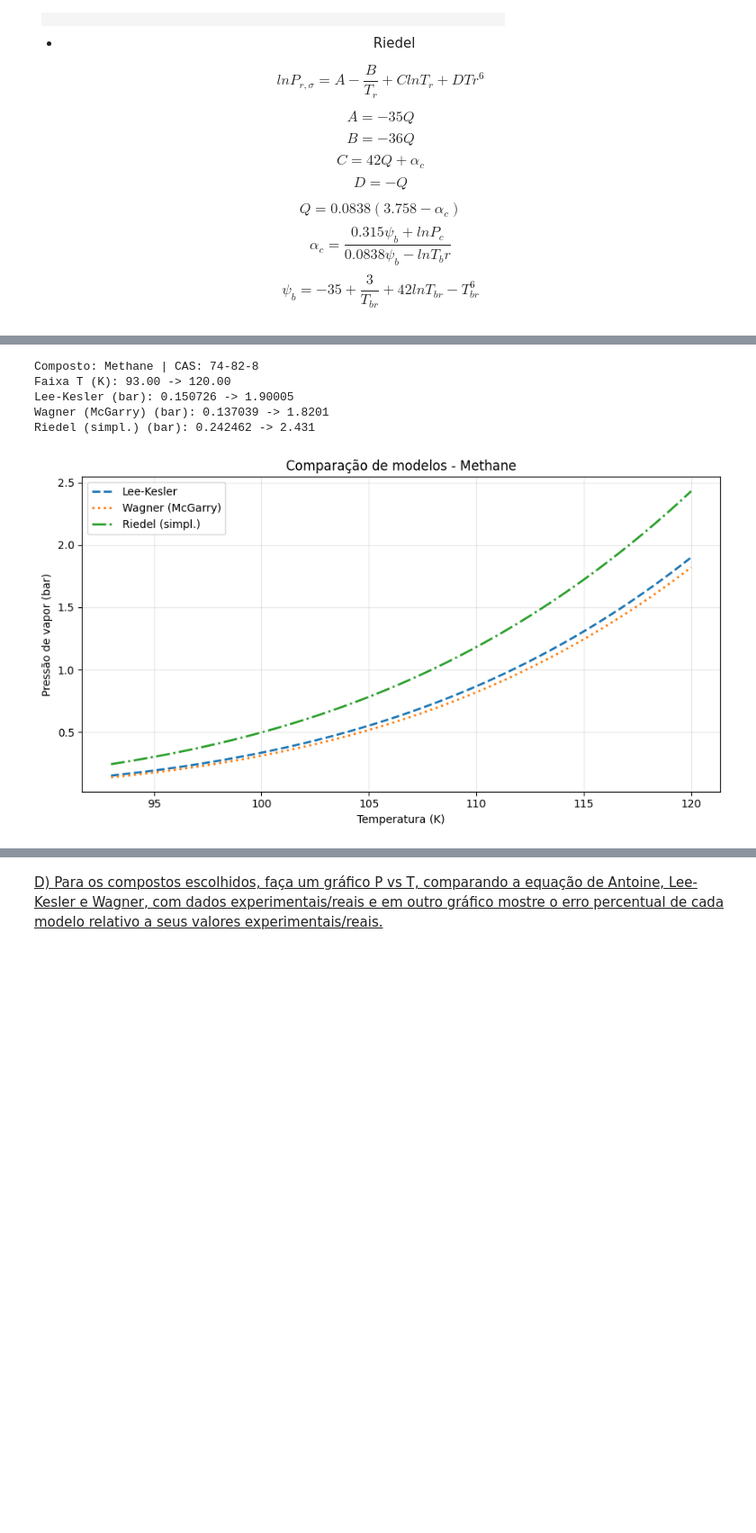
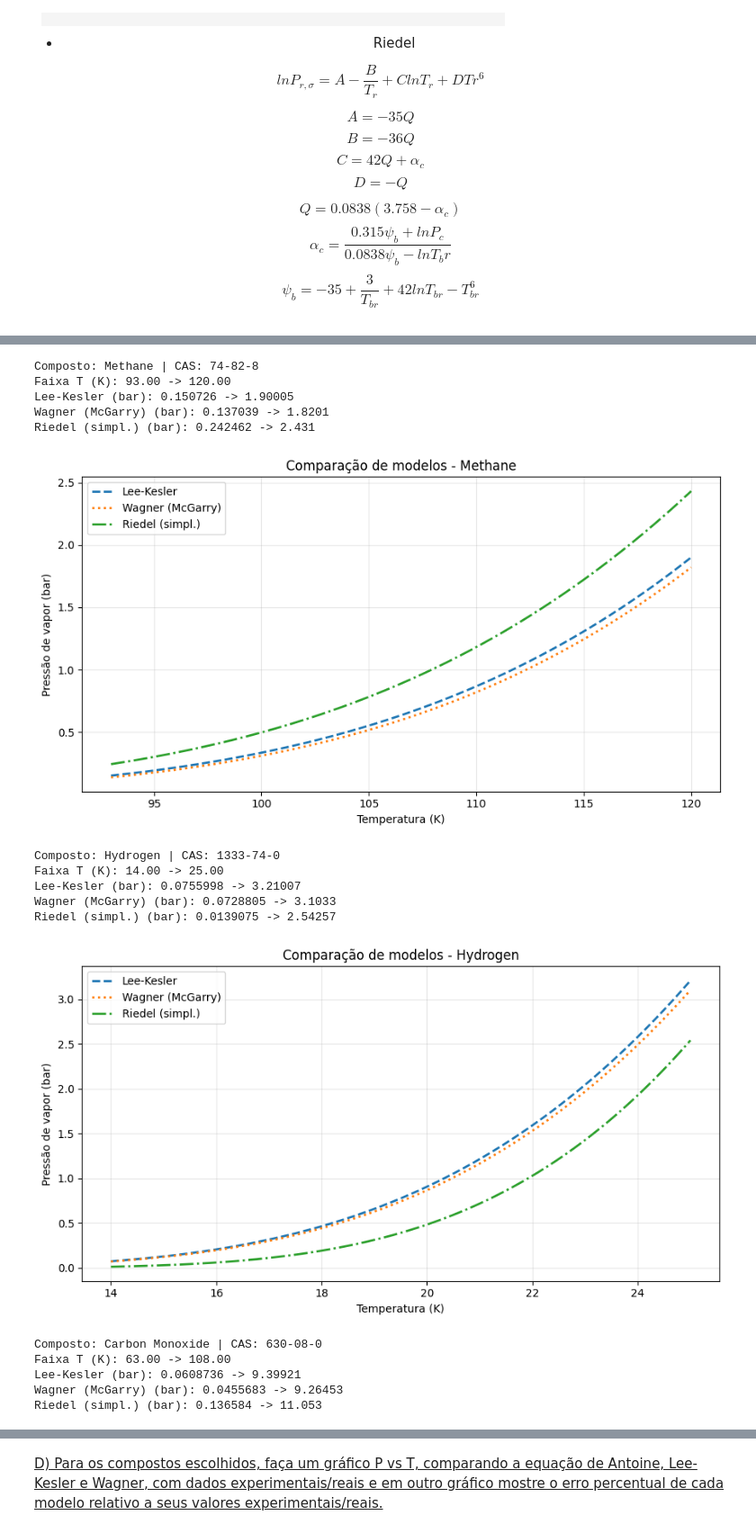
Before and after one commit to Thalles-hssa/Termo-II_teste1, a Jupyter notebook: Teste1/dados/constantes.ipynb, the cells around one changed output, grey strips where cells are left out. Shown at 90% size. Cells and saved outputs as stored; diff of their text form; code cells hidden in the pictures; blank space fills up the shorter version.

```diff
--- a/Teste1/dados/constantes.ipynb
+++ b/Teste1/dados/constantes.ipynb
@@ -318,7 +318,7 @@ $$ lnP_{r,\sigma} = A-\frac {B}{T_r}+ClnT_r+DTr^6 $$
 
  </center>
 # %%
-from chemicals.identifiers import CAS_from_any
+from chemicals.identifiers import CAS_from_any # CAS É O CPF DA MOLÉCULA
 from chemicals.critical import Tc, Pc
 from chemicals.acentric import omega
 from chemicals.vapor_pressure import (
@@ -368,8 +368,9 @@ def comparar_modelos(composto, biblioteca, n_pontos=200, incluir_riedel=True):
     if any(v is None for v in [tc, pc, w]):
         raise ValueError(f"Falha ao obter propriedades para '{composto}' (CAS {cas}).")
 
+    # GARANTE QUE A FAIXA DE TEMPERATURA ESTÁ DENTRO DOS LIMITES VÁLIDOS PARA OS MODELOS
     if Tmax >= tc:
-        Tmax = tc - 1e-6  # domínio subcrítico
+        Tmax = tc - 1e-6
     if Tmin <= 0 or Tmin >= Tmax:
         raise ValueError(f"Faixa de T inválida: Tmin={Tmin}, Tmax={Tmax}")
 
@@ -403,30 +404,43 @@ def comparar_modelos(composto, biblioteca, n_pontos=200, incluir_riedel=True):
         plt.plot(T_K, p, ls=ls, lw=2, label=nome)
 
     plt.xlabel("Temperatura (K)")
     plt.ylabel("Pressão de vapor (bar)")
     plt.title(f"Comparação de modelos - {composto}")
     plt.grid(True, alpha=0.3)
     plt.legend()
     plt.tight_layout()
     plt.show()
 
 
 csv_path = "Constantes_Antoine_corrigido.csv"
 biblioteca = carregar_biblioteca(csv_path)
 
 # INSERIR O NOME DO COMPOSTO PARA COMPARAR OS MODELOS DE PRESSÃO DE VAPOR
 comparar_modelos("Water", biblioteca, incluir_riedel=True)
 comparar_modelos("Methane", biblioteca, incluir_riedel=True)
+comparar_modelos("Hydrogen", biblioteca, incluir_riedel=True)
+comparar_modelos("Carbon Monoxide", biblioteca, incluir_riedel=True)
 # %% [output]
 Composto: Water | CAS: 7732-18-5
 Faixa T (K): 284.00 -> 441.00
 Lee-Kesler (bar): 0.00874432 -> 7.45293
 Wagner (McGarry) (bar): 0.00838179 -> 6.77624
 Riedel (simpl.) (bar): 0.369353 -> 21.3242
 [figure]
 Composto: Methane | CAS: 74-82-8
 Faixa T (K): 93.00 -> 120.00
 Lee-Kesler (bar): 0.150726 -> 1.90005
 Wagner (McGarry) (bar): 0.137039 -> 1.8201
 Riedel (simpl.) (bar): 0.242462 -> 2.431
 [figure]
+Composto: Hydrogen | CAS: 1333-74-0
+Faixa T (K): 14.00 -> 25.00
+Lee-Kesler (bar): 0.0755998 -> 3.21007
+Wagner (McGarry) (bar): 0.0728805 -> 3.1033
+Riedel (simpl.) (bar): 0.0139075 -> 2.54257
+[figure, added]
+Composto: Carbon Monoxide | CAS: 630-08-0
+Faixa T (K): 63.00 -> 108.00
+Lee-Kesler (bar): 0.0608736 -> 9.39921
+Wagner (McGarry) (bar): 0.0455683 -> 9.26453
+Riedel (simpl.) (bar): 0.136584 -> 11.053
```
Also changed, not shown: parts of 2 cells of this notebook.
